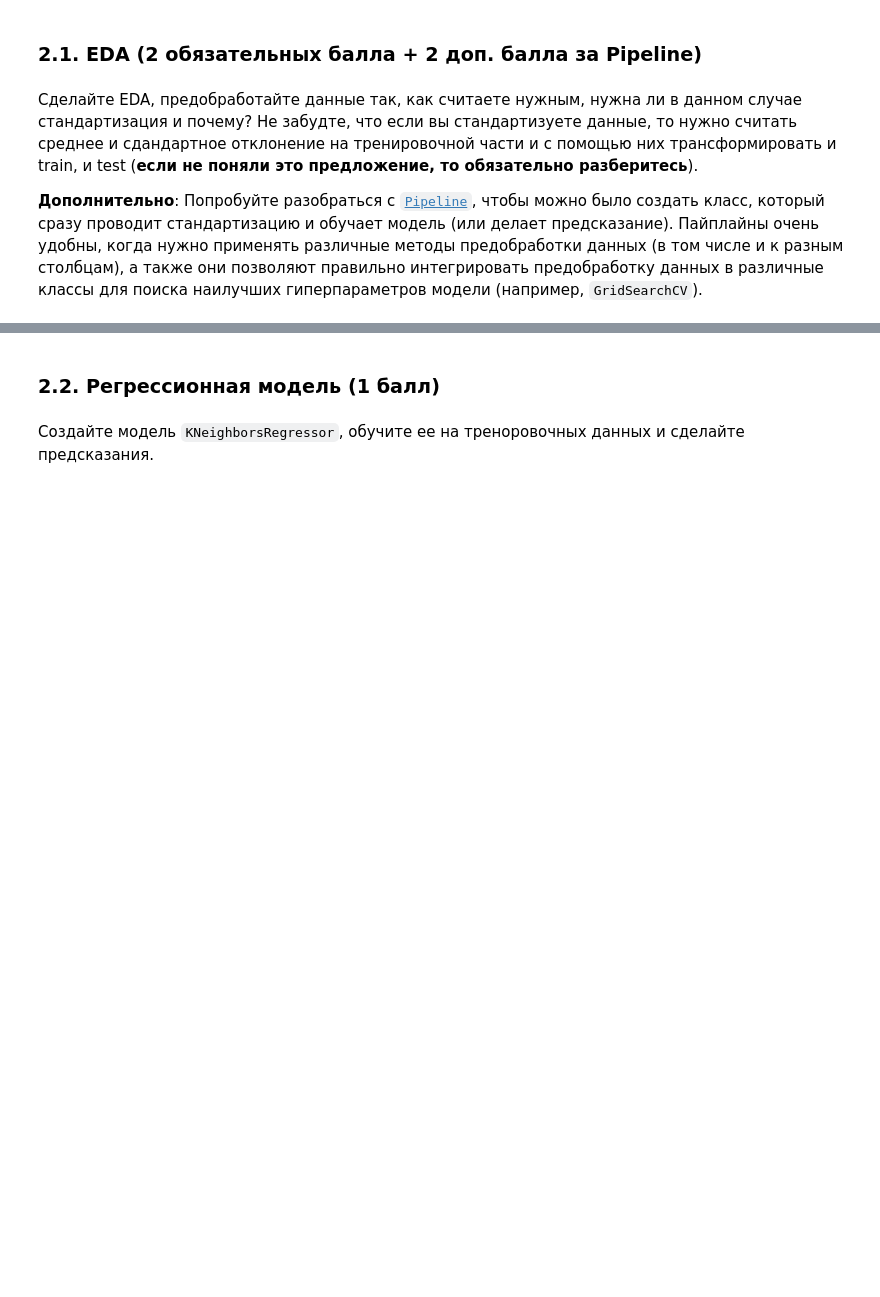
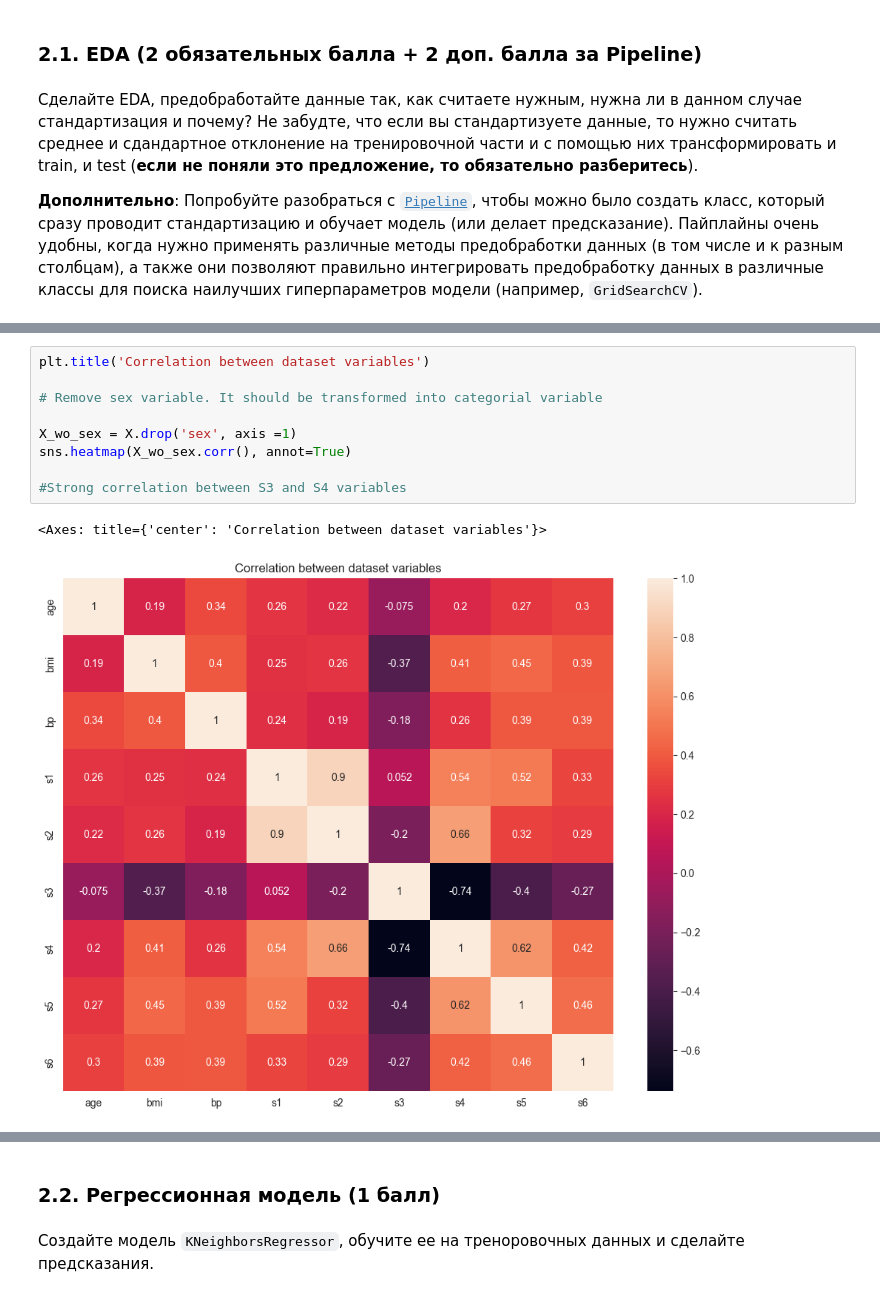
Before and after one commit to anshtompel/BI_ML_2024, a Jupyter notebook: hw1_knn/code/KNN.ipynb, the cells around one changed output, grey strips where cells are left out. Cells and saved outputs as stored; diff of their text form; blank space fills up the shorter version.

```diff
--- a/hw1_knn/code/KNN.ipynb
+++ b/hw1_knn/code/KNN.ipynb
@@ -342,0 +373,12 @@ from sklearn.pipeline import Pipeline
+# %%
+plt.title('Correlation between dataset variables')
+
+# Remove sex variable. It should be transformed into categorial variable
+
+X_wo_sex = X.drop('sex', axis =1)
+sns.heatmap(X_wo_sex.corr(), annot=True)
+
+#Strong correlation between S3 and S4 variables
+# %% [output]
+<Axes: title={'center': 'Correlation between dataset variables'}>
+[figure, added]
```
Also changed, not shown: parts of 14 cells of this notebook.
